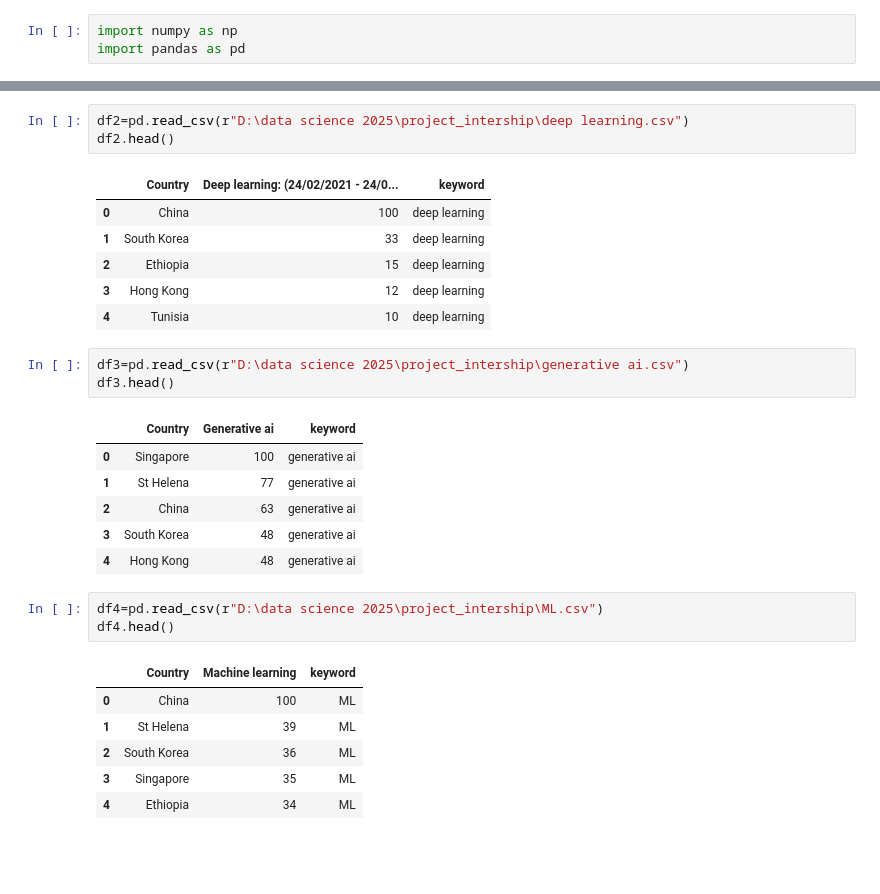
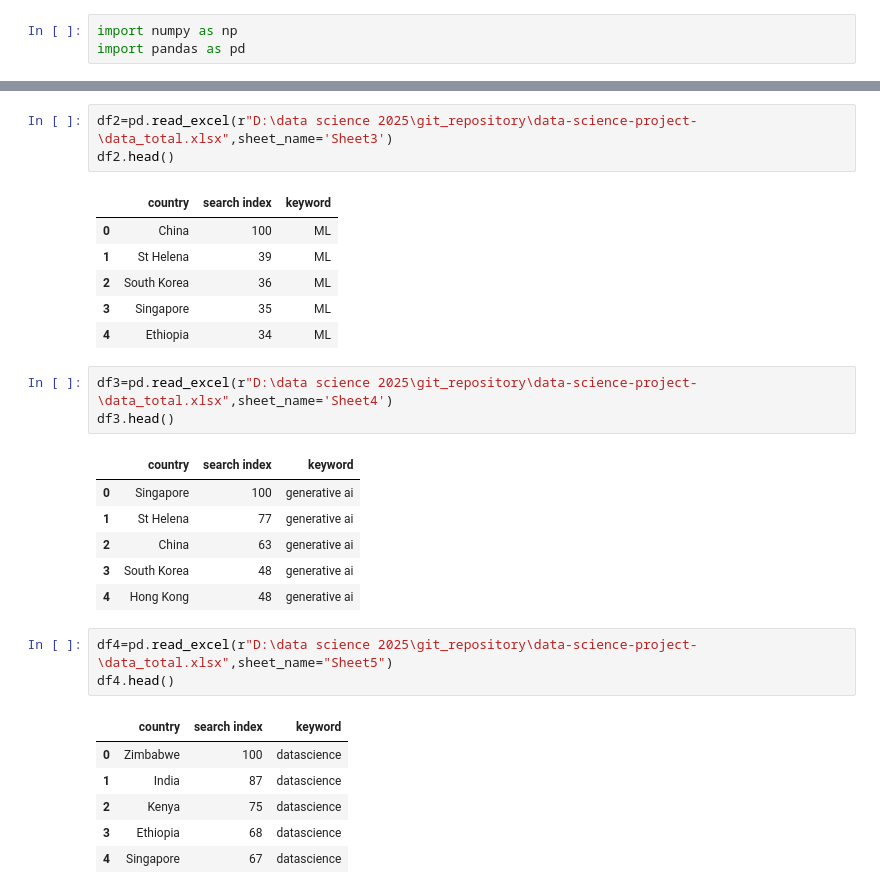
Before and after one commit to vijayagi/data-science-project-, a Jupyter notebook: projrct1.ipynb, the cells around one changed output, grey strips where cells are left out. Cells and saved outputs as stored; diff of their text form; blank space fills up the shorter version.

```diff
--- a/projrct1.ipynb
+++ b/projrct1.ipynb
@@ -21,30 +31,30 @@ df
 # %%
-df2=pd.read_csv(r"D:\data science 2025\project_intership\deep learning.csv")
+df2=pd.read_excel(r"D:\data science 2025\git_repository\data-science-project-\data_total.xlsx",sheet_name='Sheet3')
 df2.head()
 # %% [output]
-|  | Country | Deep learning: (24/02/2021 - 24/0... | keyword |
-| 0 | China | 100 | deep learning |
-| 1 | South Korea | 33 | deep learning |
-| 2 | Ethiopia | 15 | deep learning |
-| 3 | Hong Kong | 12 | deep learning |
-| 4 | Tunisia | 10 | deep learning |
+|  | country | search index | keyword |
+| 0 | China | 100 | ML |
+| 1 | St Helena | 39 | ML |
+| 2 | South Korea | 36 | ML |
+| 3 | Singapore | 35 | ML |
+| 4 | Ethiopia | 34 | ML |
 # %%
-df3=pd.read_csv(r"D:\data science 2025\project_intership\generative ai.csv")
+df3=pd.read_excel(r"D:\data science 2025\git_repository\data-science-project-\data_total.xlsx",sheet_name='Sheet4')
 df3.head()
 # %% [output]
-|  | Country | Generative ai | keyword |
+|  | country | search index | keyword |
 | 0 | Singapore | 100 | generative ai |
 | 1 | St Helena | 77 | generative ai |
 | 2 | China | 63 | generative ai |
 | 3 | South Korea | 48 | generative ai |
 | 4 | Hong Kong | 48 | generative ai |
 # %%
-df4=pd.read_csv(r"D:\data science 2025\project_intership\ML.csv")
+df4=pd.read_excel(r"D:\data science 2025\git_repository\data-science-project-\data_total.xlsx",sheet_name="Sheet5")
 df4.head()
 # %% [output]
-|  | Country | Machine learning | keyword |
-| 0 | China | 100 | ML |
-| 1 | St Helena | 39 | ML |
-| 2 | South Korea | 36 | ML |
-| 3 | Singapore | 35 | ML |
-| 4 | Ethiopia | 34 | ML |
+|  | country | search index | keyword |
+| 0 | Zimbabwe | 100 | datascience |
+| 1 | India | 87 | datascience |
+| 2 | Kenya | 75 | datascience |
+| 3 | Ethiopia | 68 | datascience |
+| 4 | Singapore | 67 | datascience |
```
Also changed, not shown: parts of 13 cells of this notebook, 2 other files.
